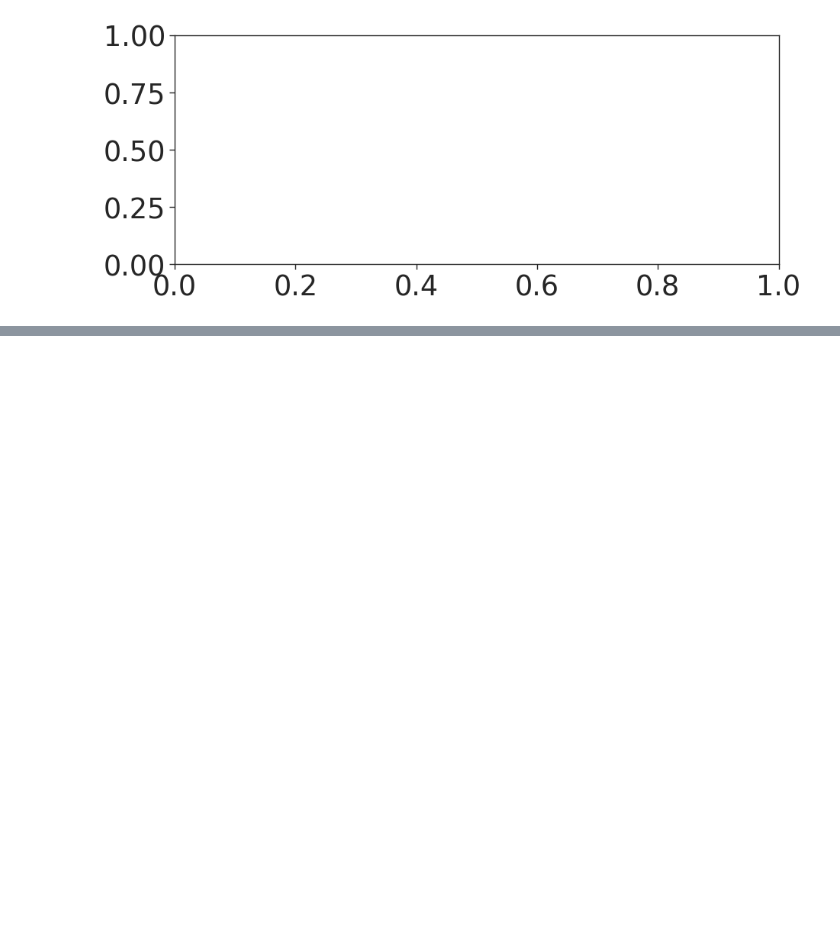
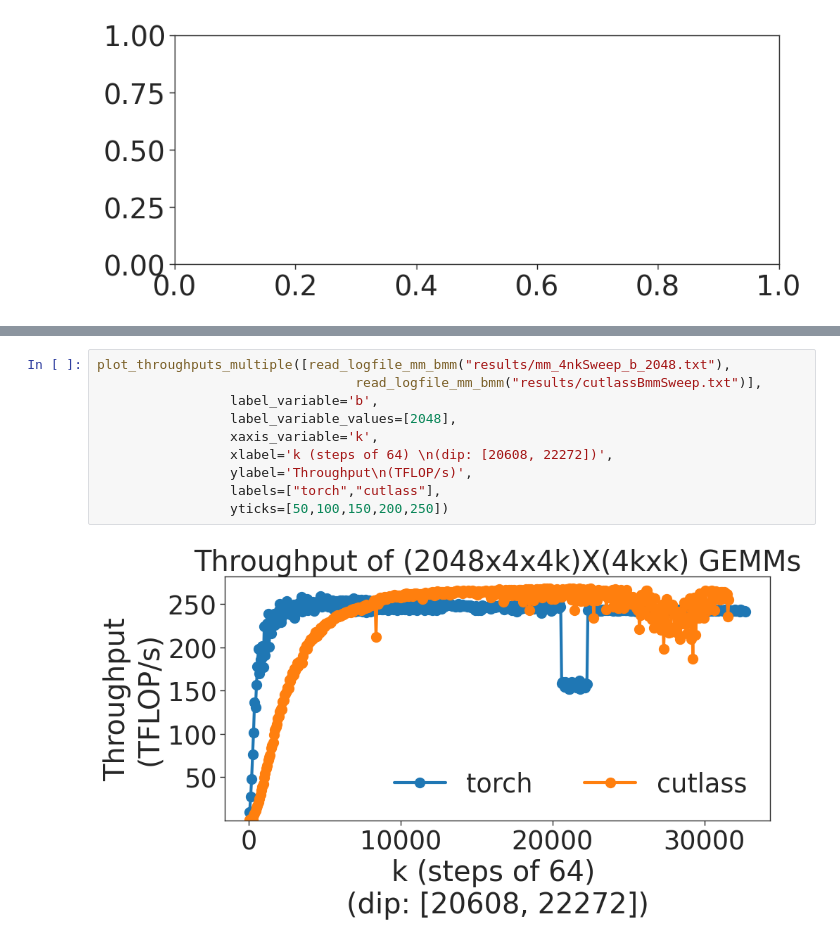
Before and after one commit to jahatef/TransformerSizing, a Jupyter notebook: bmm_figures.ipynb, the cells around one changed output, grey strips where cells are left out. Drawn from its saved outputs; the diff is of its cells as text; blank space fills up the shorter version.

```diff
--- a/bmm_figures.ipynb
+++ b/bmm_figures.ipynb
@@ -411,0 +505,12 @@ plot_throughputs(read_logfile_mm_bmm("scripts/cutlassBmmBench3.txt"),
+# %%
+plot_throughputs_multiple([read_logfile_mm_bmm("results/mm_4nkSweep_b_2048.txt"),
+                                 read_logfile_mm_bmm("results/cutlassBmmSweep.txt")],
+                 label_variable='b',
+                 label_variable_values=[2048],
+                 xaxis_variable='k',
+                 xlabel='k (steps of 64) \n(dip: [20608, 22272])',
+                 ylabel='Throughput\n(TFLOP/s)',
+                 labels=["torch","cutlass"],
+                 yticks=[50,100,150,200,250])
+# %% [output]
+[figure, added]
```
Also changed, not shown: parts of 7 cells of this notebook, 59 other files.
